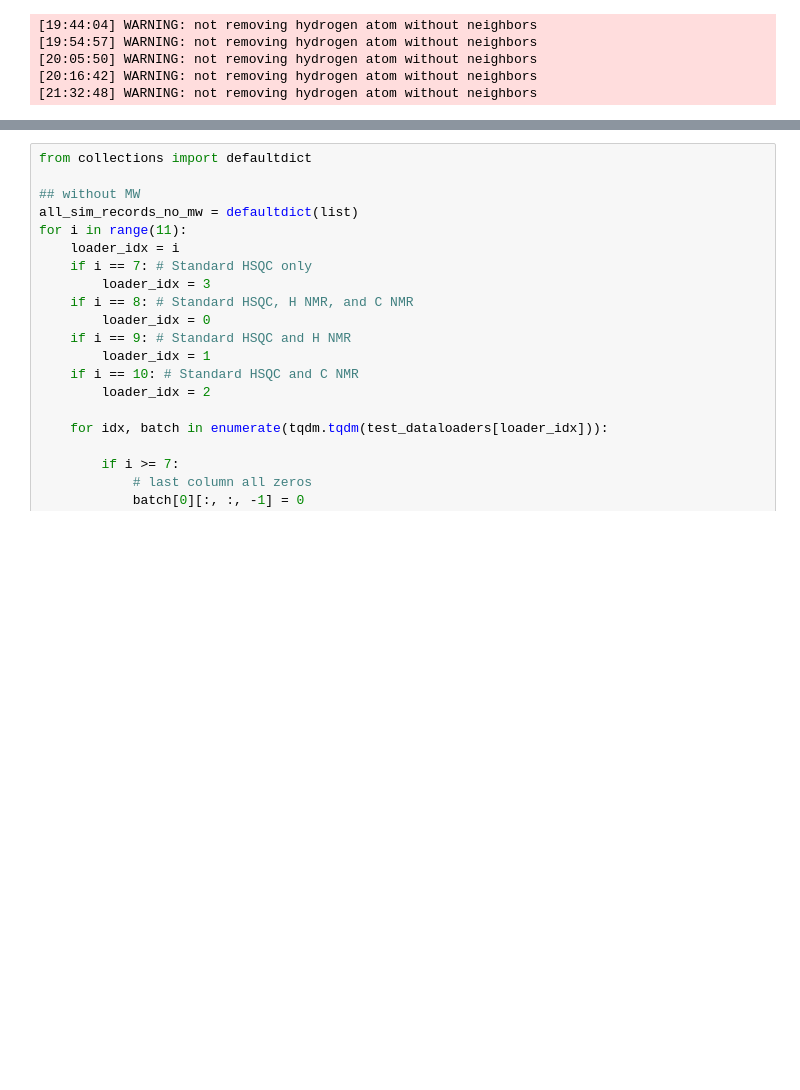
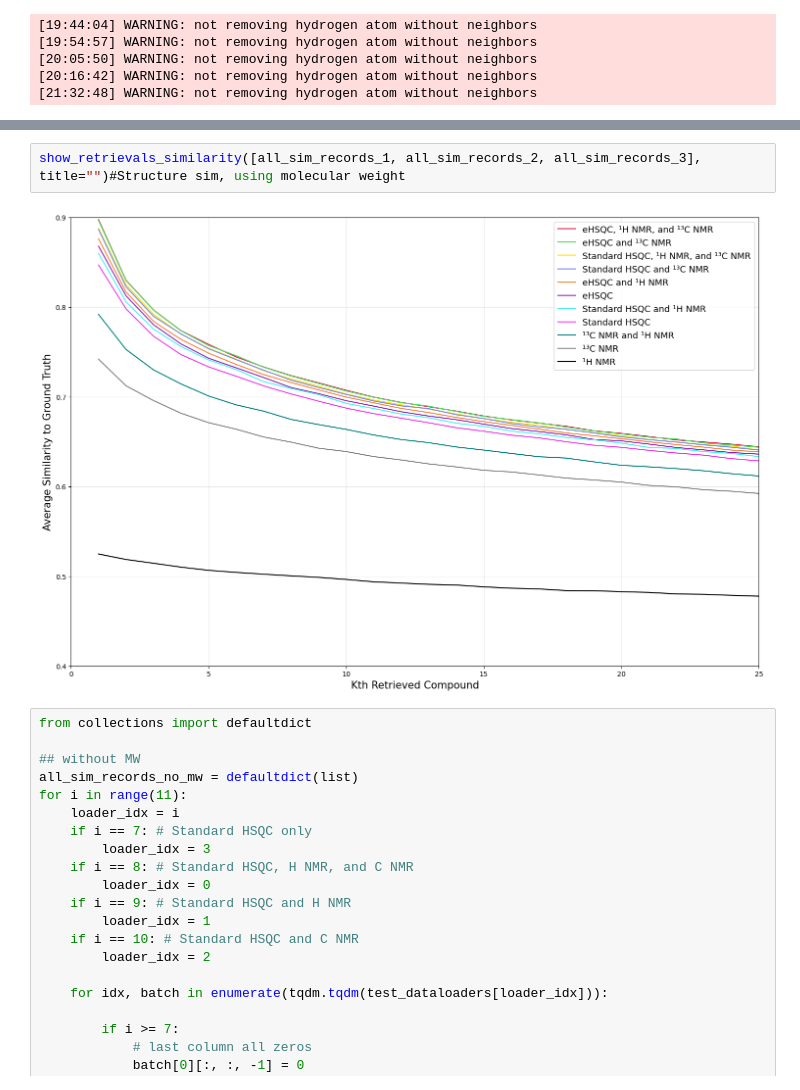
Before and after one commit to xwd0418/Spectre, a Jupyter notebook: inference/inference_top_50_similarity.ipynb, the cells around one changed output, grey strips where cells are left out. Drawn from its saved outputs; the diff is of its cells as text; blank space fills up the shorter version.

```diff
--- a/inference/inference_top_50_similarity.ipynb
+++ b/inference/inference_top_50_similarity.ipynb
@@ -216,3 +237,7 @@ show_retrievals_similarity(all_sim_records,  title="")#Structure sim, using mole
+# %%
+show_retrievals_similarity([all_sim_records_1, all_sim_records_2, all_sim_records_3],  title="")#Structure sim, using molecular weight
+# %% [output]
+[figure, added]
 # %%
 from collections import defaultdict
 
```
Also changed, not shown: parts of 7 cells of this notebook, 15 other files.
